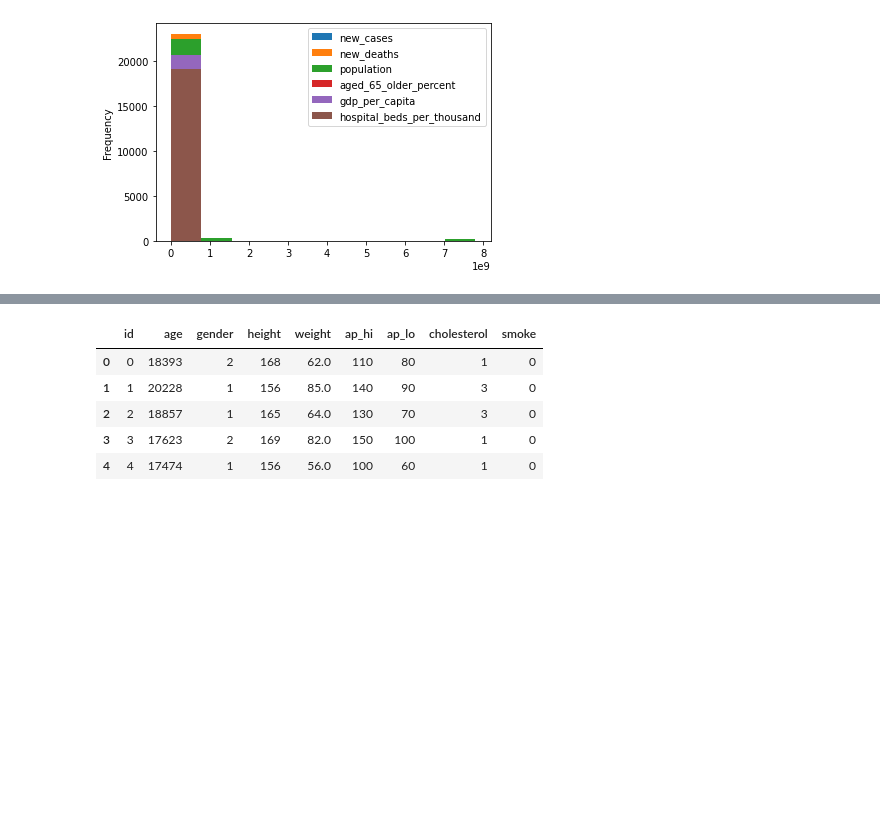
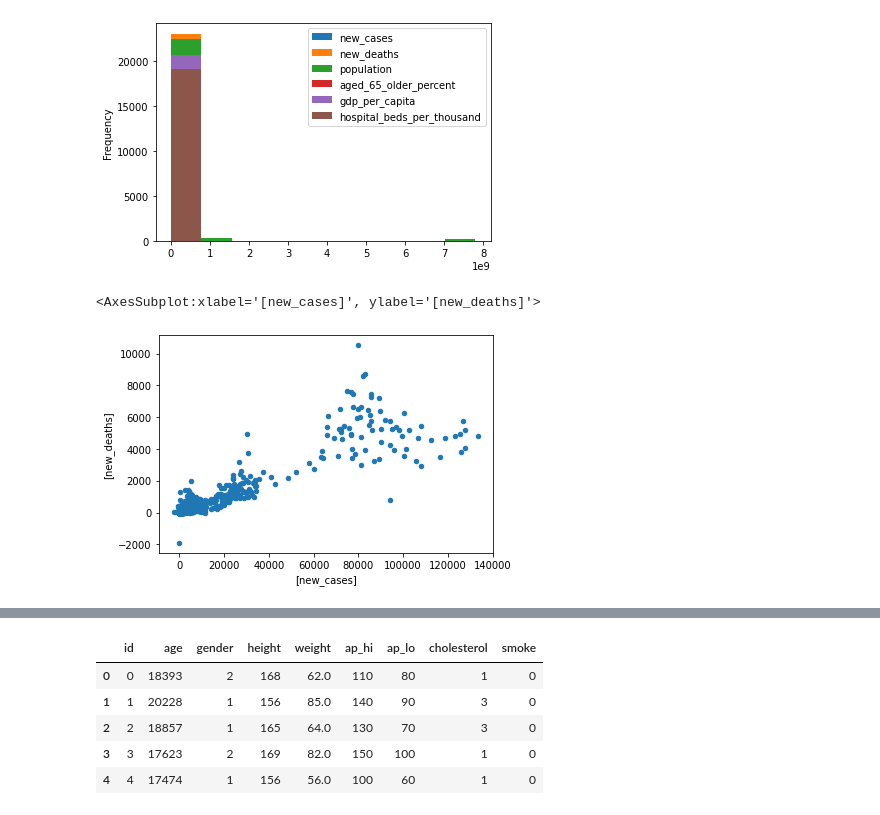
Before and after one commit to EnochAy/Turing-Data-Analytics_Science_Test, a Jupyter notebook: turing.ipynb, the cells around one changed output, grey strips where cells are left out. Cells and saved outputs as stored; diff of their text form; code cells hidden in the pictures; blank space fills up the shorter version.

```diff
--- a/turing.ipynb
+++ b/turing.ipynb
@@ -66,3 +67,8 @@ df.plot.hist()
 # %% [output]
 <AxesSubplot:ylabel='Frequency'>
 [figure]
+# %%
+df.plot.scatter(x = ['new_cases'], y = ['new_deaths'])
+# %% [output]
+<AxesSubplot:xlabel='[new_cases]', ylabel='[new_deaths]'>
+[figure, added]
```
Also changed, not shown: parts of 2 cells of this notebook.
